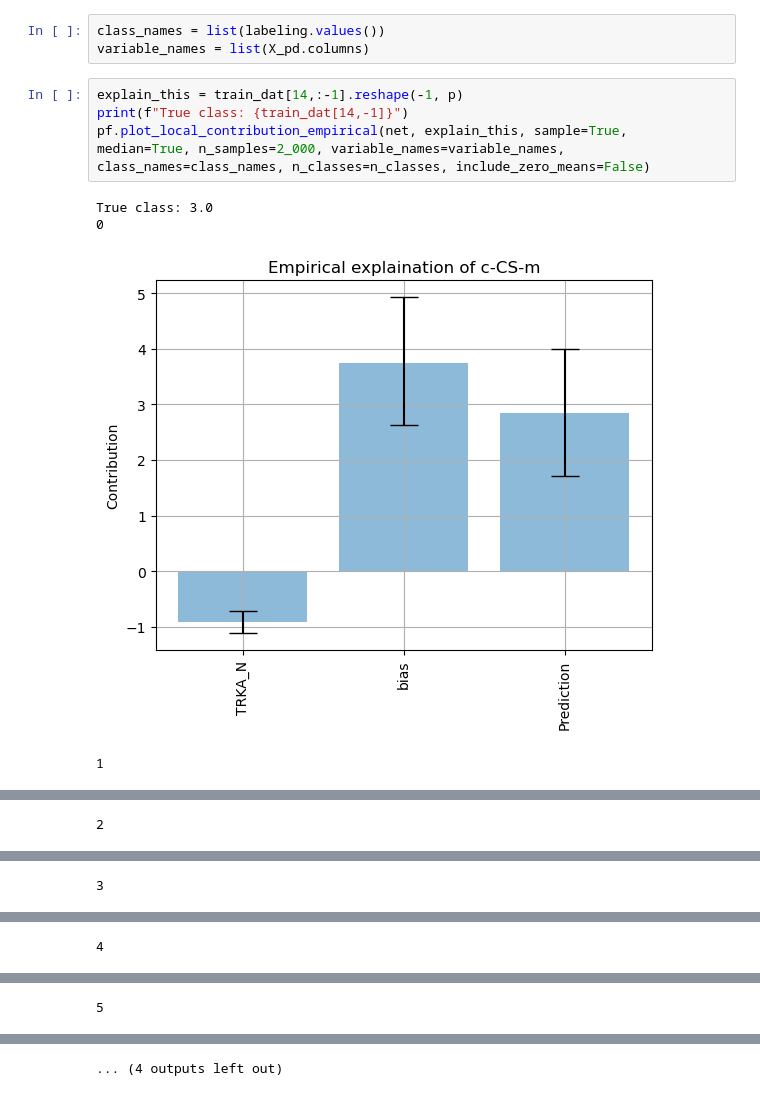
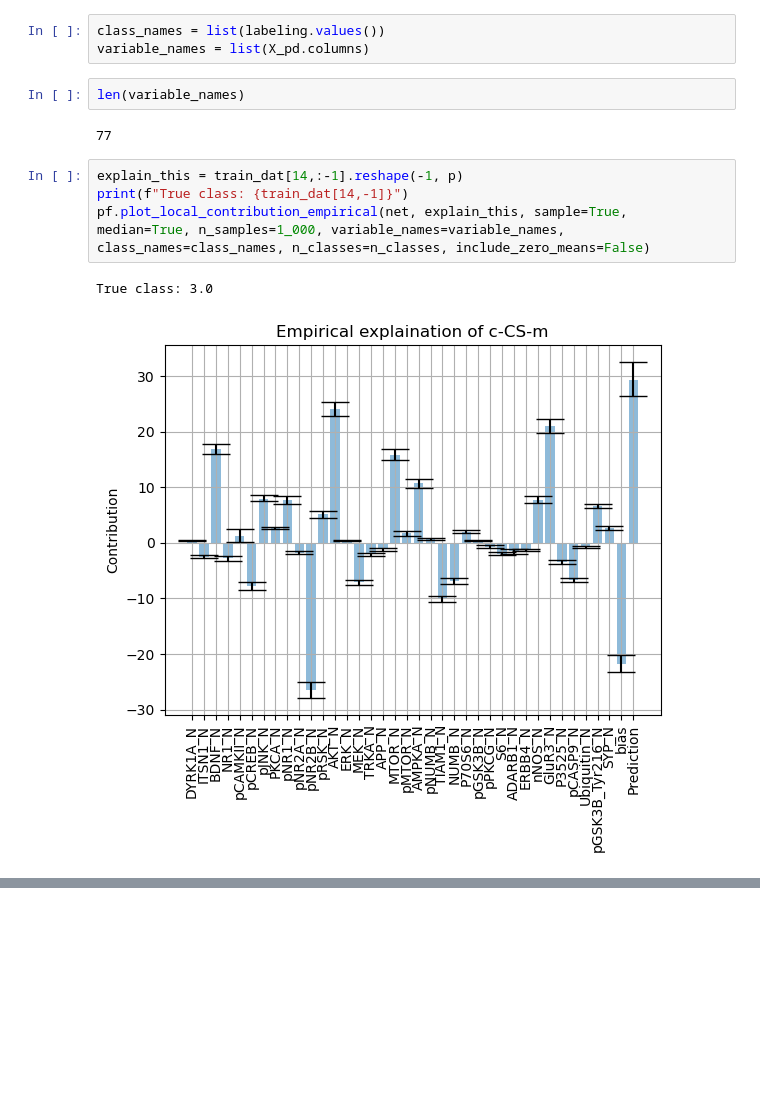
Before and after one commit to eirihoyh/ISLBBNN, a Jupyter notebook: examples/mice_protein/lrt.ipynb, the cells around one changed output, grey strips where cells are left out. Saved outputs shown, nothing was run; the diff lists cells and outputs as text; blank space fills up the shorter version.

Commit message:
updated local explain figures

```diff
--- a/examples/mice_protein/lrt.ipynb
+++ b/examples/mice_protein/lrt.ipynb
@@ -362,12 +362,14 @@ Used weights:  59
 # %%
 class_names = list(labeling.values())
 variable_names = list(X_pd.columns)
+# %%
+len(variable_names)
+# %% [output]
+77
 # %%
 explain_this = train_dat[14,:-1].reshape(-1, p)
 print(f"True class: {train_dat[14,-1]}")
-pf.plot_local_contribution_empirical(net, explain_this, sample=True, median=True, n_samples=2_000, variable_names=variable_names, class_names=class_names, n_classes=n_classes, include_zero_means=False)
+pf.plot_local_contribution_empirical(net, explain_this, sample=True, median=True, n_samples=1_000, variable_names=variable_names, class_names=class_names, n_classes=n_classes, include_zero_means=False)
 # %% [output]
 True class: 3.0
-0
-[figure, old version]
+[figure, new version]
-1
@@ -375 +376,0 @@ True class: 3.0
-2
@@ -377 +377,0 @@ True class: 3.0
-3
@@ -379 +378,0 @@ True class: 3.0
-4
@@ -381 +379,0 @@ True class: 3.0
-5
@@ -383 +380,0 @@ True class: 3.0
-... (4 outputs left out)
```
Also changed, not shown: parts of 6 cells of this notebook, 57 other files.
